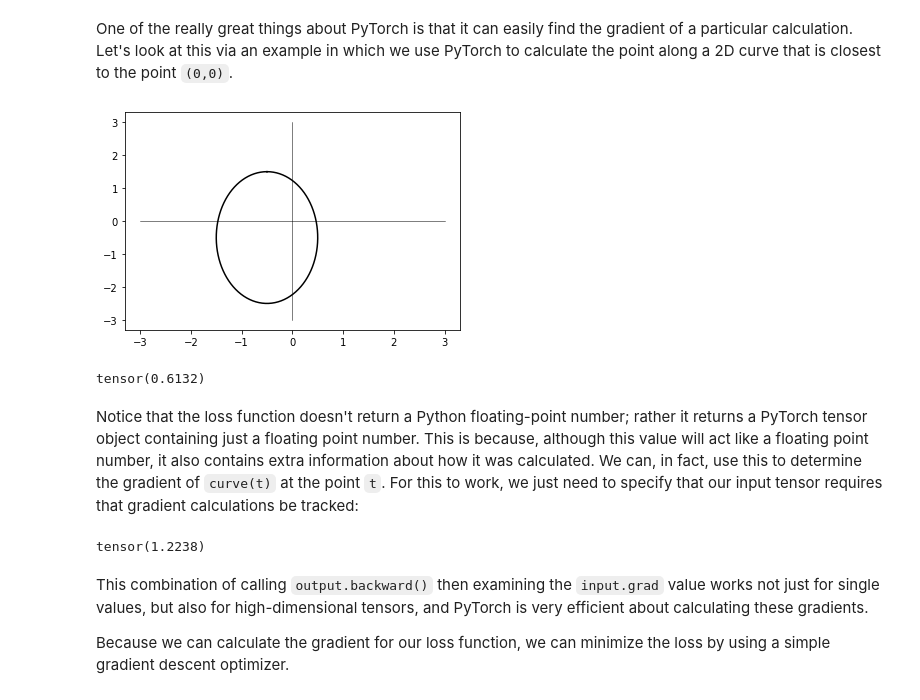
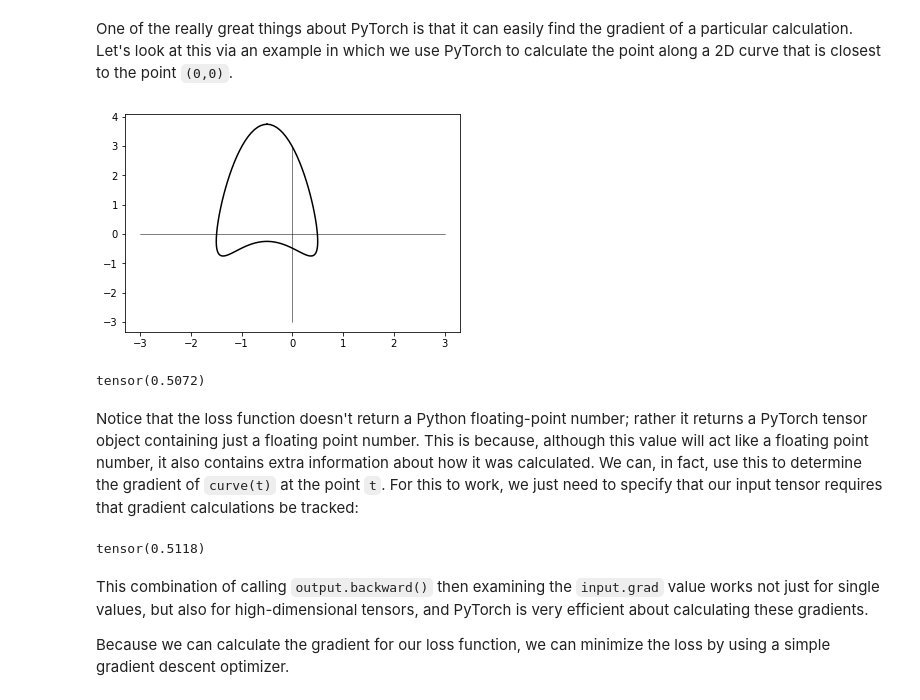
Before and after one commit to neurohackademy/nh2021-curriculum, a Jupyter notebook: pytorch-tutorial/01-quick-introduction.ipynb, the cells around one changed output. Drawn from its saved outputs; the diff is of its cells as text; code cells hidden in the pictures.

```diff
--- a/pytorch-tutorial/01-quick-introduction.ipynb
+++ b/pytorch-tutorial/01-quick-introduction.ipynb
@@ -91,20 +91,22 @@ One of the really great things about PyTorch is that it can easily find the grad
 # %%
 # To start with, let's define the curve itself; we define this as a
 # parametric curve s(t) = (x(t), y(t)):
 def curve(t):
-    return (torch.sin(t) - 0.5, torch.cos(t)*2 - 0.5)
+    x = torch.sin(t) - 0.5
+    y = torch.cos(t)*2 + torch.cos(2*t) + 0.75
+    return (x,y)
 
 # Let's see what this curve looks like:
 t = torch.linspace(0, np.pi*2, 100)
 (x,y) = curve(t)
 
 # Plot these points as a curve:
 plt.plot(x, y, 'k-')
 # Also plot the x and y axes:
 plt.plot([-3,3], [0,0], 'k-', lw=0.5)
 plt.plot([0,0], [-3,3], 'k-', lw=0.5);
 # %% [output]
-[figure, old version]
+[figure, new version]
 # %%
 # The goal is to find the point closest to (0,0). This minimizes the
 # distance between (0,0) and (x(t), y(t)). Let's define this as the
@@ -118,7 +120,7 @@ t = torch.tensor(1.5)
 dist = loss(t)
 dist
 # %% [output]
-tensor(0.6132)
+tensor(0.5072)
 # %% [markdown]
 Notice that the loss function doesn't return a Python floating-point number; rather it returns a PyTorch tensor object containing just a floating point number. This is because, although this value will act like a floating point number, it also contains extra information about how it was calculated. We can, in fact, use this to determine the gradient of `curve(t)` at the point `t`. For this to work, we just need to specify that our input tensor requires that gradient calculations be tracked:
 # %%
@@ -129,7 +131,7 @@ dist = loss(t)
 dist.backward()
 t.grad
 # %% [output]
-tensor(1.2238)
+tensor(0.5118)
 # %% [markdown]
 This combination of calling `output.backward()` then examining the `input.grad` value works not just for single values, but also for high-dimensional tensors, and PyTorch is very efficient about calculating these gradients.
 
```
Also changed, not shown: parts of 3 cells of this notebook.
